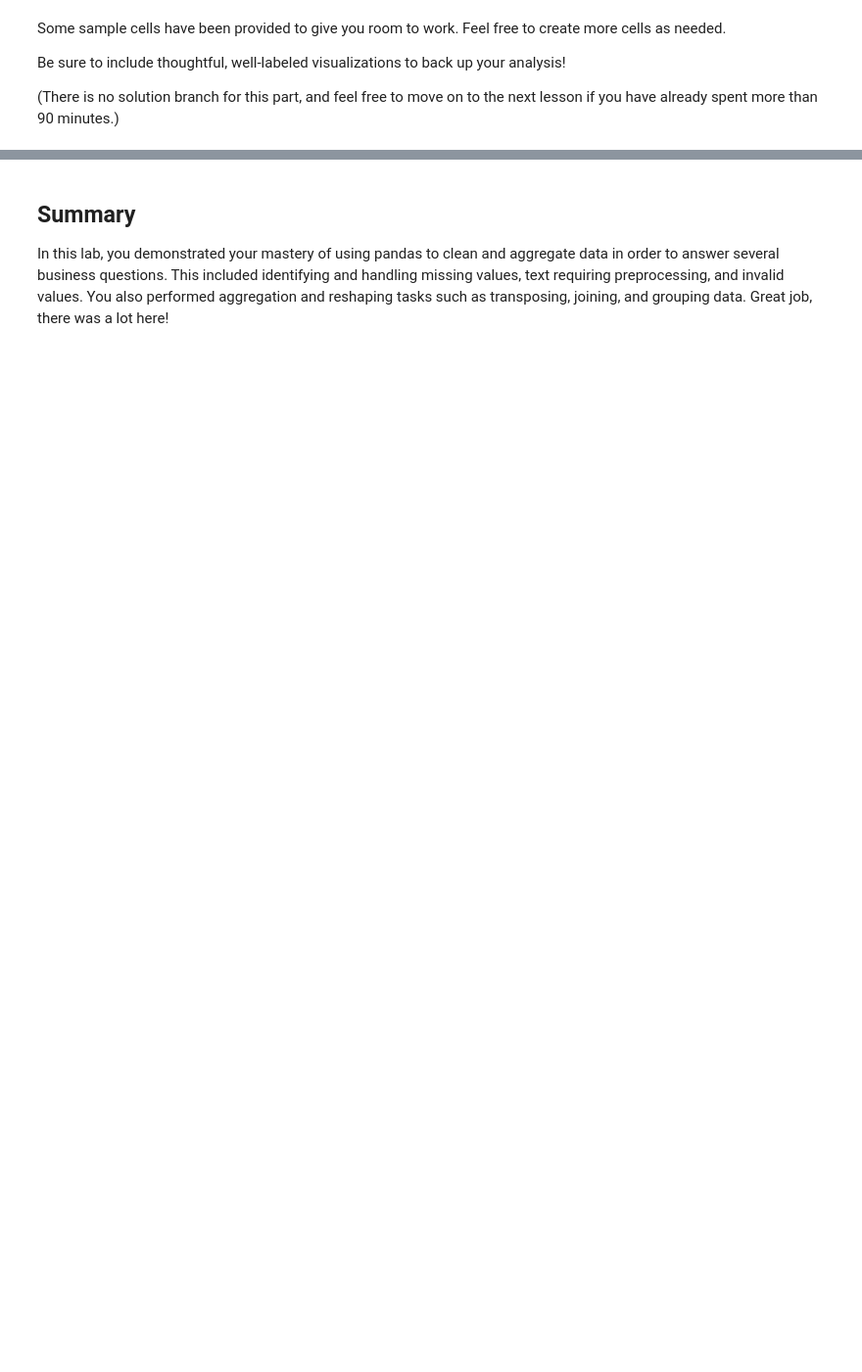
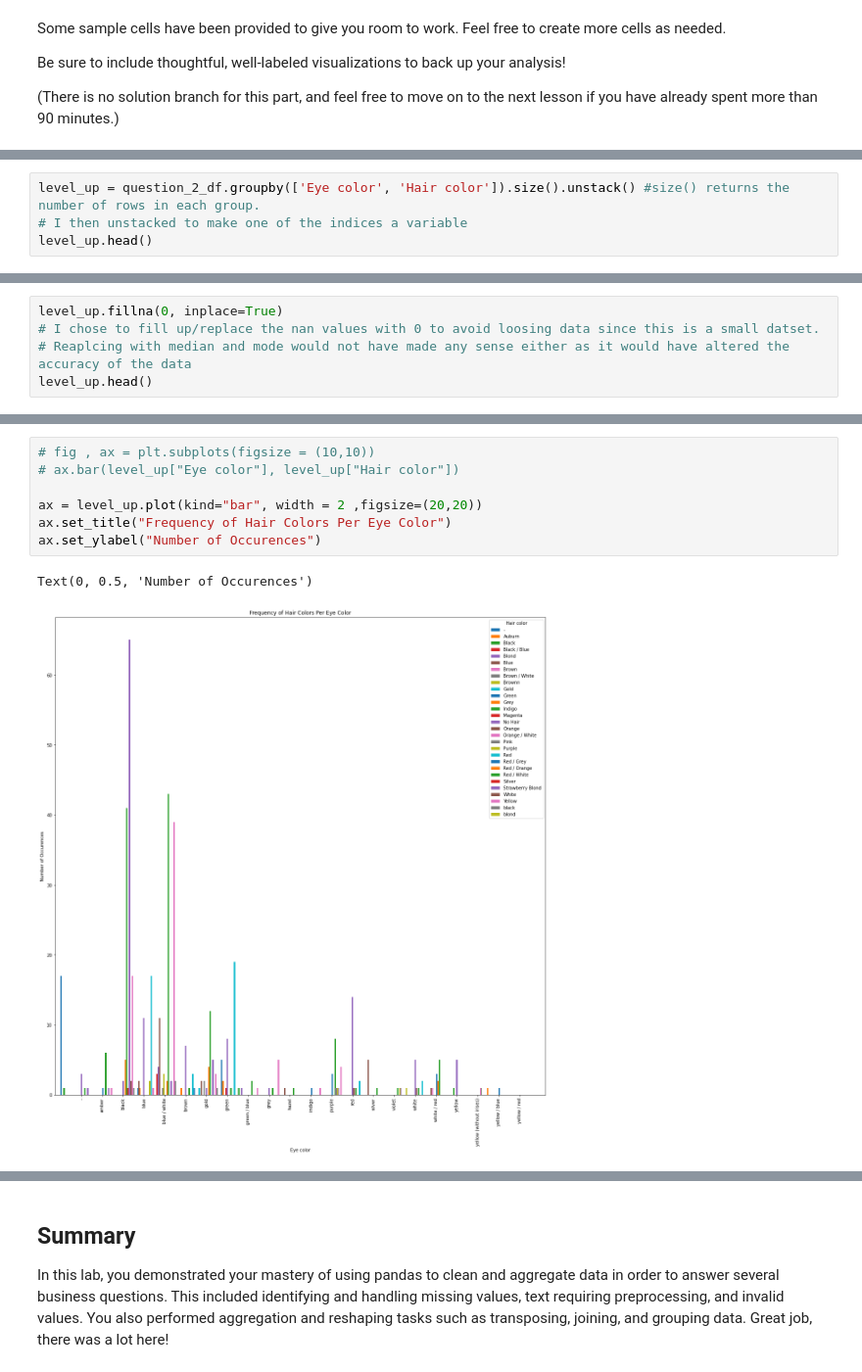
Before and after one commit to Logan-BCM/dsc-pandas-data-cleaning-lab, a Jupyter notebook: index.ipynb, the cells around one changed output, grey strips where cells are left out. Shown at 98% size. Cells and saved outputs as stored; diff of their text form; blank space fills up the shorter version.

```diff
--- a/index.ipynb
+++ b/index.ipynb
@@ -800,0 +821,4 @@ Be sure to include thoughtful, well-labeled visualizations to back up your analy
+# %%
+level_up = question_2_df.groupby(['Eye color', 'Hair color']).size().unstack() #size() returns the number of rows in each group.
+# I then unstacked to make one of the indices a variable
+level_up.head()
@@ -800,0 +854,5 @@ Be sure to include thoughtful, well-labeled visualizations to back up your analy
+# %%
+level_up.fillna(0, inplace=True)
+# I chose to fill up/replace the nan values with 0 to avoid loosing data since this is a small datset.
+# Reaplcing with median and mode would not have made any sense either as it would have altered the accuracy of the data
+level_up.head()
@@ -800,0 +868,10 @@ Be sure to include thoughtful, well-labeled visualizations to back up your analy
+# %%
+# fig , ax = plt.subplots(figsize = (10,10))
+# ax.bar(level_up["Eye color"], level_up["Hair color"])
+
+ax = level_up.plot(kind="bar", width = 2 ,figsize=(20,20))
+ax.set_title("Frequency of Hair Colors Per Eye Color")
+ax.set_ylabel("Number of Occurences")
+# %% [output]
+Text(0, 0.5, 'Number of Occurences')
+[figure, added]
```
Also changed, not shown: parts of 20 cells of this notebook.
